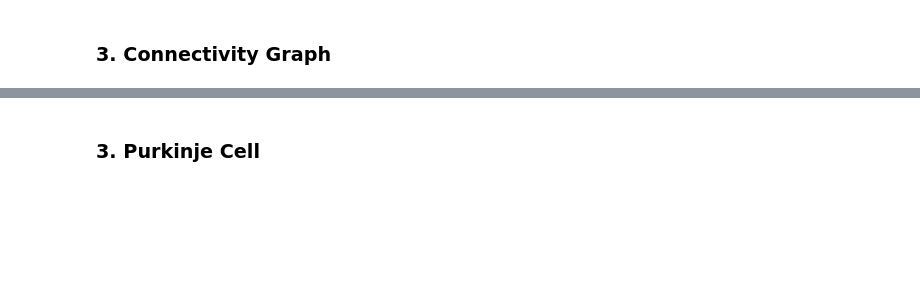
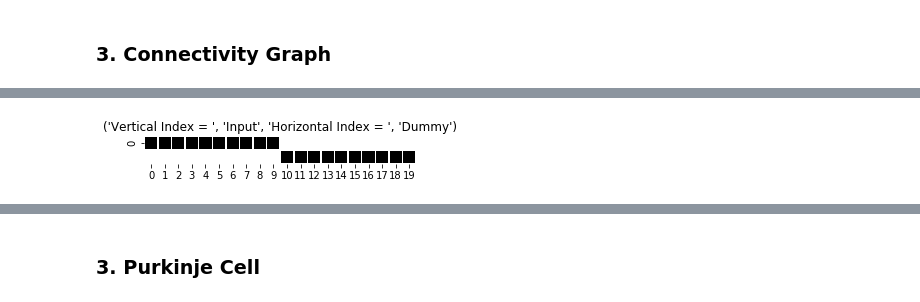
Before and after one commit to ThijsHoedemakers/OlivoCerebellarModel, a Jupyter notebook: Data_analysis.ipynb, the cells around one changed output, grey strips where cells are left out. Drawn from its saved outputs; the diff is of its cells as text; code cells hidden in the pictures; blank space fills up the shorter version.

```diff
--- a/Data_analysis.ipynb
+++ b/Data_analysis.ipynb
@@ -128,33 +133,64 @@ SpikeTimes = SlicingSpikes(SpikeTimes_noSTDP, t_start=start/1e3)
 # %%
 # Connection Graphs
 
-# Input - Dummy
-i_ind = [0, 0, 0, 0, 0, 0, 0, 0, 0, 0, 1, 1, 1, 1, 1, 1, 1, 1, 1, 1, 2, 2, 2, 2, 2, 2, 2, 2, 2, 2, 3, 3, 3, 3, 3, 3, 3, 3, 3, 3, 4, 4, 4, 4, 4, 4, 4, 4, 4, 4]
-j_ind = np.arange(nrDummy)
-Connectivity(i_ind,j_ind,'Input','Dummy')
+if nrInputs == 5 :
+    # Input - Dummy
+    i_ind = [0, 0, 0, 0, 0, 0, 0, 0, 0, 0, 1, 1, 1, 1, 1, 1, 1, 1, 1, 1, 2, 2, 2, 2, 2, 2, 2, 2, 2, 2, 3, 3, 3, 3, 3, 3, 3, 3, 3, 3, 4, 4, 4, 4, 4, 4, 4, 4, 4, 4]
+    j_ind = np.arange(nrDummy)
+    Connectivity(i_ind,j_ind,'Input','Dummy')
 
-# Dummy-PC
-i_dPC = np.arange(nrInputs*nrPC)
-j_dPC = [0, 1, 2, 3, 4, 5, 6, 7, 8, 9, 0, 1, 2, 3, 4, 5, 6, 7, 8, 9, 0, 1, 2, 3, 4, 5, 6, 7, 8, 9, 0, 1, 2, 3, 4, 5, 6, 7, 8, 9, 0, 1, 2, 3, 4, 5, 6, 7, 8, 9]
-Connectivity(j_dPC,i_dPC,'PC','Dummy')
-# IO - dummy
-i_IOd = [9, 10, 18, 17, 0, 6, 5, 12, 16, 11, 9, 10, 18, 17, 0, 6, 5, 12, 16, 11, 9, 10, 18, 17, 0, 6, 5, 12, 16, 11, 9, 10, 18, 17, 0, 6, 5, 12, 16, 11, 9, 10, 18, 17, 0, 6, 5, 12, 16, 11]
-j_IOd=np.arange(nrInputs*nrPC)
-Connectivity(i_IOd,j_IOd,'IO','Dummy')
-# IO - PC
-i_IOPC = [9,10, 18, 17, 0, 6, 5, 12, 16, 11]
-j_IOPC = [0, 1, 2, 3, 4, 5, 6, 7, 8, 9]
-Connectivity(j_IOPC,i_IOPC,'PC','IO')
-# DCN - IO
-i_DCNIO = [0, 0 ,0, 0 ,0,0 ,0, 0,0,0,1,1,1,1,1,1,1,1,1,1,2,2,2,2,2,2,2,2,2,2,3,3,3,3,3,3,3,3,3,3,4,4,4,4,4,4,4,4,4,4,5,5,5,5,5,5,5,5,5,5,6,6,6,6,6,6,6,6,6,6,7,7,7,7,7,7,7,7,7,7,8,8,8,8,8,8,8,8,8,8,9,9,9,9,9,9,9,9,9,9 ,10 ,10 ,10 ,10 ,10 ,10 ,10 ,10 ,10 ,10 ,11 ,11 ,11 ,11 ,11 ,11 ,11 ,11 ,11 ,11 ,12 ,12 ,12 ,12 ,12 ,12 ,12 ,12 ,12 ,12 ,13 ,13 ,13 ,13 ,13 ,13 ,13 ,13 ,13 ,13 ,14 ,14 ,14 ,14,14 ,14 ,14 ,14 ,14 ,14 ,15 ,15 ,15 ,15 ,15 ,15 ,15 ,15 ,15 ,15 ,16 ,16 ,16 ,16 ,16 ,16 ,16 ,16 ,16 ,16 ,17 ,17 ,17 ,17 ,17 ,17 ,17 ,17 ,17 ,17 ,18 ,18 ,18 ,18 ,18 ,18 ,18 ,18 ,18 ,18 ,19 ,19,19 ,19 ,19 ,19 ,19 ,19 ,19 ,19]
-j_DCNIO = [5 ,7, 10, 15 ,4 ,6 ,9 ,3 ,1, 11 ,8 ,4 ,11, 17, 14 ,9 ,3 ,2 ,0, 15 ,0 ,3 ,7 ,2 ,9 ,10, 19, 17 ,4 ,14 ,2 ,8, 16 ,3 ,5, 19, 12 ,0, 18, 17, 12 ,9 ,6, 10, 13 ,3 ,4 ,2, 15, 18 ,2, 14, 19, 18, 16, 17 ,5 ,8 ,4 ,9, 14 ,6 ,8, 16, 12, 19 ,4 ,5 ,0 ,3, 16 ,9,13 ,1, 17 ,0 ,8, 14 ,7, 10, 10 ,6, 13 ,1 ,4, 18 ,8, 12, 17 ,0 ,7, 11 ,3 ,1 ,9, 10,6, 17, 13, 18 ,8, 16 ,7 ,1 ,6, 12, 10, 19, 15 ,4, 12 ,2 ,4 ,1, 19, 13, 17, 16 ,8 ,9, 12 ,4 ,3 ,1 ,0 ,8 ,2, 11, 14, 13, 10, 17, 12, 13, 16, 11 ,4 ,2 ,8 ,5, 15, 17, 13, 19, 14 ,1 ,4, 16 ,6 ,3 ,5, 16 ,0, 19 ,2 ,9, 18 ,6 ,4 ,1, 10 ,8, 15 ,3 ,0 ,1 ,4, 13, 19 ,7 ,3 ,9, 14, 18, 16, 17 ,5, 19, 11, 10, 11 ,6, 15, 10 ,5, 12, 17 ,4 ,8, 16, 14 ,8,
- 10, 15, 4, 11 ,2 ,7 ,5, 18]
-Connectivity(i_DCNIO,j_DCNIO,'DCN','IO')
+    # Dummy-PC
+    i_dPC = np.arange(nrInputs*nrPC)
+    j_dPC = [0, 1, 2, 3, 4, 5, 6, 7, 8, 9, 0, 1, 2, 3, 4, 5, 6, 7, 8, 9, 0, 1, 2, 3, 4, 5, 6, 7, 8, 9, 0, 1, 2, 3, 4, 5, 6, 7, 8, 9, 0, 1, 2, 3, 4, 5, 6, 7, 8, 9]
+    Connectivity(j_dPC,i_dPC,'PC','Dummy')
+    # IO - dummy
+    i_IOd = [9, 10, 18, 17, 0, 6, 5, 12, 16, 11, 9, 10, 18, 17, 0, 6, 5, 12, 16, 11, 9, 10, 18, 17, 0, 6, 5, 12, 16, 11, 9, 10, 18, 17, 0, 6, 5, 12, 16, 11, 9, 10, 18, 17, 0, 6, 5, 12, 16, 11]
+    j_IOd=np.arange(nrInputs*nrPC)
+    Connectivity(i_IOd,j_IOd,'IO','Dummy')
+    # IO - PC
+    i_IOPC = [9,10, 18, 17, 0, 6, 5, 12, 16, 11]
+    j_IOPC = [0, 1, 2, 3, 4, 5, 6, 7, 8, 9]
+    Connectivity(j_IOPC,i_IOPC,'PC','IO')
+    # DCN - IO
+    i_DCNIO = [0, 0 ,0, 0 ,0,0 ,0, 0,0,0,1,1,1,1,1,1,1,1,1,1,2,2,2,2,2,2,2,2,2,2,3,3,3,3,3,3,3,3,3,3,4,4,4,4,4,4,4,4,4,4,5,5,5,5,5,5,5,5,5,5,6,6,6,6,6,6,6,6,6,6,7,7,7,7,7,7,7,7,7,7,8,8,8,8,8,8,8,8,8,8,9,9,9,9,9,9,9,9,9,9 ,10 ,10 ,10 ,10 ,10 ,10 ,10 ,10 ,10 ,10 ,11 ,11 ,11 ,11 ,11 ,11 ,11 ,11 ,11 ,11 ,12 ,12 ,12 ,12 ,12 ,12 ,12 ,12 ,12 ,12 ,13 ,13 ,13 ,13 ,13 ,13 ,13 ,13 ,13 ,13 ,14 ,14 ,14 ,14,14 ,14 ,14 ,14 ,14 ,14 ,15 ,15 ,15 ,15 ,15 ,15 ,15 ,15 ,15 ,15 ,16 ,16 ,16 ,16 ,16 ,16 ,16 ,16 ,16 ,16 ,17 ,17 ,17 ,17 ,17 ,17 ,17 ,17 ,17 ,17 ,18 ,18 ,18 ,18 ,18 ,18 ,18 ,18 ,18 ,18 ,19 ,19,19 ,19 ,19 ,19 ,19 ,19 ,19 ,19]
+    j_DCNIO = [5 ,7, 10, 15 ,4 ,6 ,9 ,3 ,1, 11 ,8 ,4 ,11, 17, 14 ,9 ,3 ,2 ,0, 15 ,0 ,3 ,7 ,2 ,9 ,10, 19, 17 ,4 ,14 ,2 ,8, 16 ,3 ,5, 19, 12 ,0, 18, 17, 12 ,9 ,6, 10, 13 ,3 ,4 ,2, 15, 18 ,2, 14, 19, 18, 16, 17 ,5 ,8 ,4 ,9, 14 ,6 ,8, 16, 12, 19 ,4 ,5 ,0 ,3, 16 ,9,13 ,1, 17 ,0 ,8, 14 ,7, 10, 10 ,6, 13 ,1 ,4, 18 ,8, 12, 17 ,0 ,7, 11 ,3 ,1 ,9, 10,6, 17, 13, 18 ,8, 16 ,7 ,1 ,6, 12, 10, 19, 15 ,4, 12 ,2 ,4 ,1, 19, 13, 17, 16 ,8 ,9, 12 ,4 ,3 ,1 ,0 ,8 ,2, 11, 14, 13, 10, 17, 12, 13, 16, 11 ,4 ,2 ,8 ,5, 15, 17, 13, 19, 14 ,1 ,4, 16 ,6 ,3 ,5, 16 ,0, 19 ,2 ,9, 18 ,6 ,4 ,1, 10 ,8, 15 ,3 ,0 ,1 ,4, 13, 19 ,7 ,3 ,9, 14, 18, 16, 17 ,5, 19, 11, 10, 11 ,6, 15, 10 ,5, 12, 17 ,4 ,8, 16, 14 ,8,
+     10, 15, 4, 11 ,2 ,7 ,5, 18]
+    Connectivity(i_DCNIO,j_DCNIO,'DCN','IO')
 
-# PC - DCN
-i_PCDCN = [0 ,0 ,0 ,0 ,0 ,0 ,0 ,0 ,0 ,0 ,1 ,1 ,1 ,1 ,1 ,1 ,1 ,1 ,1 ,1 ,2 ,2 ,2 ,2 ,2 ,2 ,2 ,2 ,2 ,2 ,3 ,3 ,3 ,3 ,3 ,3 ,3
- ,3 ,3 ,3 ,4 ,4 ,4 ,4 ,4 ,4 ,4 ,4 ,4 ,4 ,5 ,5 ,5 ,5 ,5 ,5 ,5 ,5 ,5 ,5 ,6 ,6 ,6 ,6 ,6 ,6 ,6 ,6 ,6 ,6 ,7 ,7 ,7 ,7
- ,7 ,7 ,7 ,7 ,7 ,7 ,8 ,8 ,8 ,8 ,8 ,8 ,8 ,8 ,8 ,8 ,9 ,9 ,9 ,9 ,9 ,9 ,9 ,9 ,9 ,9]
-j_PCDCN = [15, 10, 18 ,3 ,8 ,7 ,1 ,4, 16 ,2 ,4, 14, 12, 10 ,2, 13 ,3 ,0, 15, 16 ,5 ,9 ,0, 13,14, 11, 15, 17, 16, 10, 16 ,1, 13, 17 ,9 ,3 ,5, 10, 12, 18 ,4, 12, 18 ,2 ,5, 13, 15 ,7 ,1 ,6 ,8, 16, 17 ,1, 13, 12, 15 ,7 ,4 ,2, 17 ,0, 14 ,7 ,3, 19 ,4 ,9 ,5 ,2, 18 ,4 ,0, 11, 15 ,3 ,9 ,1 ,8 ,2 ,19 ,1 ,11, 10 ,6 ,0 ,9, 17, 12 ,3 ,7, 11, 17 ,1 ,2, 14,5 ,4, 12 ,0]
-Connectivity(i_PCDCN,j_PCDCN,'PC','DCN')
+    # PC - DCN
+    i_PCDCN = [0 ,0 ,0 ,0 ,0 ,0 ,0 ,0 ,0 ,0 ,1 ,1 ,1 ,1 ,1 ,1 ,1 ,1 ,1 ,1 ,2 ,2 ,2 ,2 ,2 ,2 ,2 ,2 ,2 ,2 ,3 ,3 ,3 ,3 ,3 ,3 ,3
+     ,3 ,3 ,3 ,4 ,4 ,4 ,4 ,4 ,4 ,4 ,4 ,4 ,4 ,5 ,5 ,5 ,5 ,5 ,5 ,5 ,5 ,5 ,5 ,6 ,6 ,6 ,6 ,6 ,6 ,6 ,6 ,6 ,6 ,7 ,7 ,7 ,7
+     ,7 ,7 ,7 ,7 ,7 ,7 ,8 ,8 ,8 ,8 ,8 ,8 ,8 ,8 ,8 ,8 ,9 ,9 ,9 ,9 ,9 ,9 ,9 ,9 ,9 ,9]
+    j_PCDCN = [15, 10, 18 ,3 ,8 ,7 ,1 ,4, 16 ,2 ,4, 14, 12, 10 ,2, 13 ,3 ,0, 15, 16 ,5 ,9 ,0, 13,14, 11, 15, 17, 16, 10, 16 ,1, 13, 17 ,9 ,3 ,5, 10, 12, 18 ,4, 12, 18 ,2 ,5, 13, 15 ,7 ,1 ,6 ,8, 16, 17 ,1, 13, 12, 15 ,7 ,4 ,2, 17 ,0, 14 ,7 ,3, 19 ,4 ,9 ,5 ,2, 18 ,4 ,0, 11, 15 ,3 ,9 ,1 ,8 ,2 ,19 ,1 ,11, 10 ,6 ,0 ,9, 17, 12 ,3 ,7, 11, 17 ,1 ,2, 14,5 ,4, 12 ,0]
+    Connectivity(i_PCDCN,j_PCDCN,'PC','DCN')
+elif nrInputs == 2:
+    # Input-dummy
+    i_ind = [0, 0, 0, 0, 0, 0, 0, 0, 0, 0, 1, 1, 1, 1, 1, 1, 1, 1, 1, 1]
+    j_ind = np.arange(nrInputs*nrPC)
+    Connectivity(i_ind,j_ind,'Input','Dummy')
+    # dummy-PC
+    i_dPC = np.arange(nrInputs*nrPC)
+    j_dPC = [0, 1, 2, 3, 4, 5, 6, 7, 8, 9, 0, 1, 2, 3, 4, 5, 6, 7, 8, 9]
+    Connectivity(j_dPC,i_dPC,'PC','Dummy')
+
+    # IO - dummy
+    i_IOd = [9,10, 18, 17, 0, 6, 5, 12, 16, 11, 9,10, 18, 17, 0, 6, 5, 12, 16, 11]
+    j_IOd=np.arange(nrInputs*nrPC)
+    Connectivity(i_IOd,j_IOd,'IO','Dummy')
+
+    # IO - PC
+    i_IOPC = [9,10, 18, 17, 0, 6, 5, 12, 16, 11]
+    j_IOPC = [0, 1, 2, 3, 4, 5, 6, 7, 8, 9]
+    Connectivity(j_IOPC,i_IOPC,'PC','IO')
+
+    # DCN - IO
+    i_DCNIO = [0,0,0,0,0,0,0,0,0,0,1,1,1,1,1,1,1,1,1,1,2,2,2,2,2,2,2,2,2,2,3,3,3,3,3,3,3,3,3,3,4,4,4,4,4,4,4,4,4,4,5,5,5,5,5,5,5,5,5,5,6,6,6,6,6,6,6,6,6,6,7,7,7,7,7,7,7,7,7,7,8,8,8,8,8,8,8,8,8,8,9,9,9,9,9,9,9,9,9,9,10,10,10,10,10,10,10,10,10,10,11,11,11,11,11,11,11,11,11,11,12,12,12,12,12,12,12,12,12,12,13,13,13,13,13,13,13,13,13,13,14,14,14,14,14,14,14,14,14,14,15,15,15,15,15,15,15,15,15,15,16,16,16,16,16,16,16,16,16,16,17,17,17,17,17,17,17,17,17,17,18,18,18,18,18,18,18,18,18,18,19,19,19,19,19,19,19,19,19,19]
+
+    j_DCNIO = [11,4,8,9,14,10,1,7,17,6,9,18,1,0,5,3,6,4,13,2,17,15,4,2,10,16,18,13,19,8,10,4,8,6,3,17,2,19,16,11,19,11,15,2,7,8,4,17,10,1,16,12,15,13,3,0,4,11,1,18,11,8,18,17,12,15,2,5,0,6,15,9,6,8,14,4,18,3,19,12,19,4,14,3,1,11,13,8,15,17,14,16,8,9,11,1,17,2,18,19,12,18,19,10,7,2,13,14,4,5,2,8,5,7,0,13,15,18,6,10,16,3,8,15,1,12,4,7,9,2,10,2,8,5,12,19,16,14,15,4,10,17,13,5,0,18,8,15,4,11,5,12,6,4,2,17,19,14,10,3,17,10,1,15,3,4,7,13,5,16,9,3,15,11,12,0,4,5,7,18,18,2,0,3,9,15,13,1,17,8,14,18,17,3,7,8,9,6,5,13]
+    Connectivity(i_DCNIO,j_DCNIO,'DCN','IO')
+
+    # PC - DCN
+    i_PCDCN = [0,0,0,0,0,0,0,0,0,0,1,1,1,1,1,1,1,1,1,1,2,2,2,2,2,2,2,2,2,2,3,3,3,3,3,3,3,3,3,3,4,4,4,4,4,4,4,4,4,4,5,5,5,5,5,5,5,5,5,5,6,6,6,6,6,6,6,6,6,6,7,7,7,7,7,7,7,7,7,7,8,8,8,8,8,8,8,8,8,8,9,9,9,9,9,9,9,9,9,9]
+    j_PCDCN = [8,17,13,9,11,14,4,16,1,0,17,5,13,2,3,19,4,7,6,8,15,18,2,8,7,11,0,10,16,17,4,16,19,11,18,7,10,8,5,0,0,17,11,13,3,6,1,8,5,10,19,17,12,15,14,4,8,10,18,11,8,6,1,4,16,5,18,3,2,9,3,9,18,11,14,15,4,17,19,10,6,15,10,5,0,11,9,17,12,2,18,0,3,7,2,16,19,10,5,13]
+    Connectivity(i_PCDCN,j_PCDCN,'PC','DCN')
 # %% [output]
@@ -161,0 +197 @@ IndexError: index 20 is out of bounds for axis 0 with size 20
+[figure, added]
```
Also changed, not shown: parts of 16 cells of this notebook.
